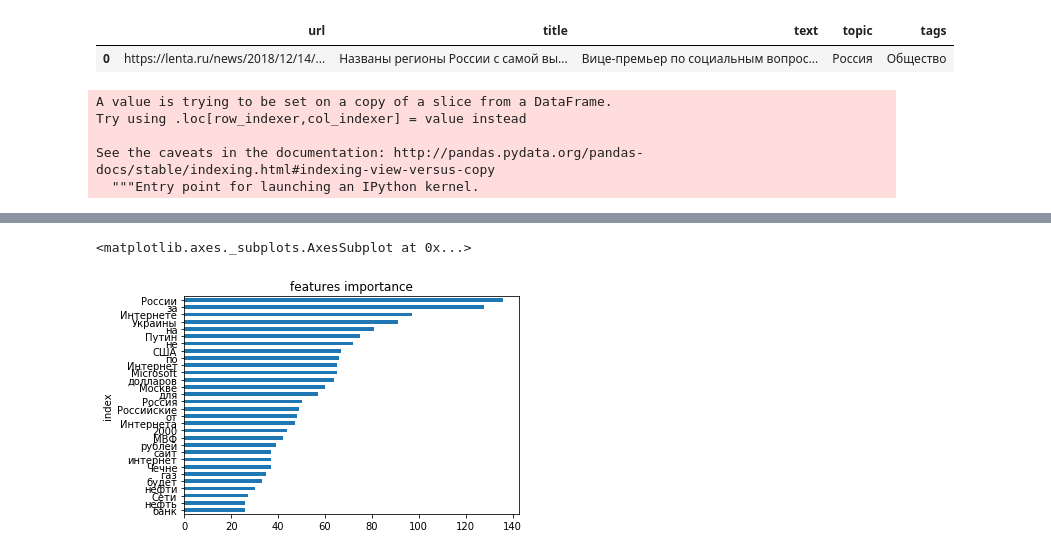
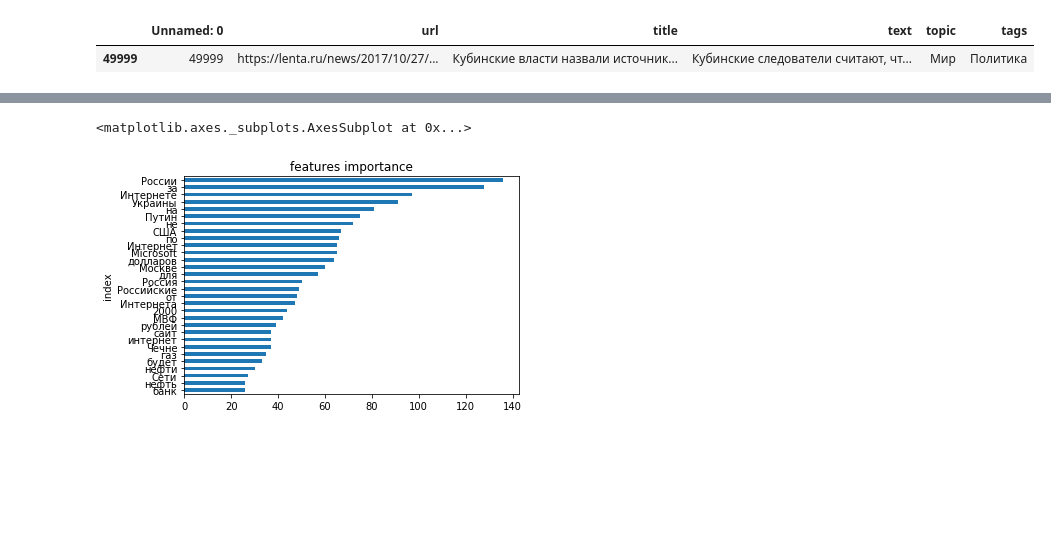
Before and after one commit to rfzu/lenta_clisterize, a Jupyter notebook: lenta_clusterize.ipynb, the cells around one changed output, grey strips where cells are left out. Drawn from its saved outputs; the diff is of its cells as text; code cells hidden in the pictures; blank space fills up the shorter version.

```diff
--- a/lenta_clusterize.ipynb
+++ b/lenta_clusterize.ipynb
@@ -19,7 +25,7 @@ import seaborn as sb
 # %%
-data = pd.read_csv('lenta-ru-news.csv')
+data = pd.read_csv('lenta_short.csv')
 # %%
-data.head(1)
+data.tail(1)
 # %% [output]
-|  | url | title | text | topic | tags |
-| 0 | https://lenta.ru/news/2018/12/14/... | Названы регионы России с самой вы... | Вице-премьер по социальным вопрос... | Россия | Общество |
+|  | Unnamed: 0 | url | title | text | topic | tags |
+| 49999 | 49999 | https://lenta.ru/news/2017/10/27/... | Кубинские власти назвали источник... | Кубинские следователи считают, чт... | Мир | Политика |
@@ -32,10 +36,4 @@ def get_data(url):
     date = datetime.strptime(date, '%Y/%m/%d')
     return date
 # %%
-test_data['date'] = test_data['url'].apply(get_data)
+data['date'] = data['url'].apply(get_data)
-# %% [output]
-A value is trying to be set on a copy of a slice from a DataFrame.
-Try using .loc[row_indexer,col_indexer] = value instead
-
-See the caveats in the documentation: http://pandas.pydata.org/pandas-docs/stable/indexing.html#indexing-view-versus-copy
-  """Entry point for launching an IPython kernel.
```
Also changed, not shown: parts of 45 cells of this notebook, 1 other file.
